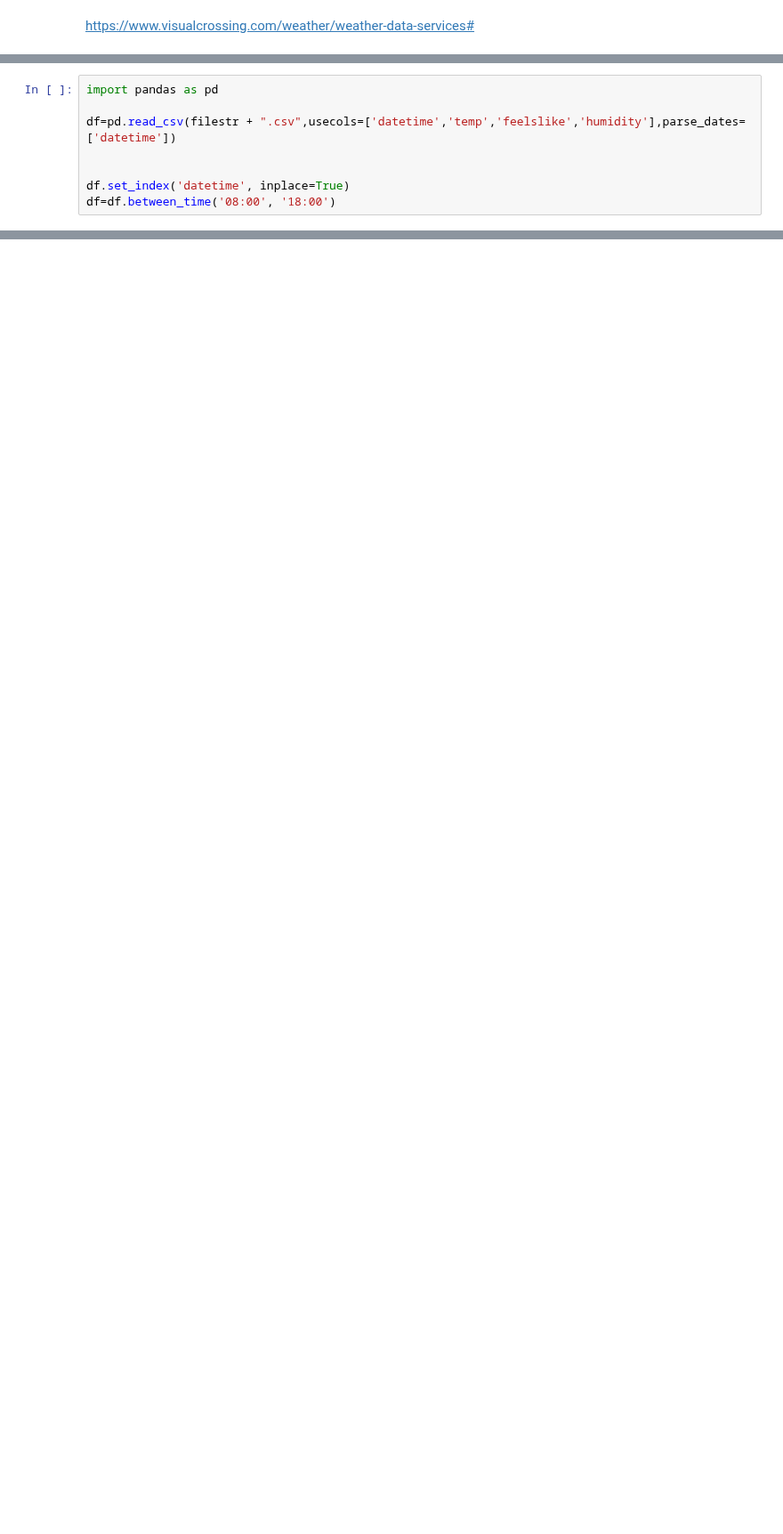
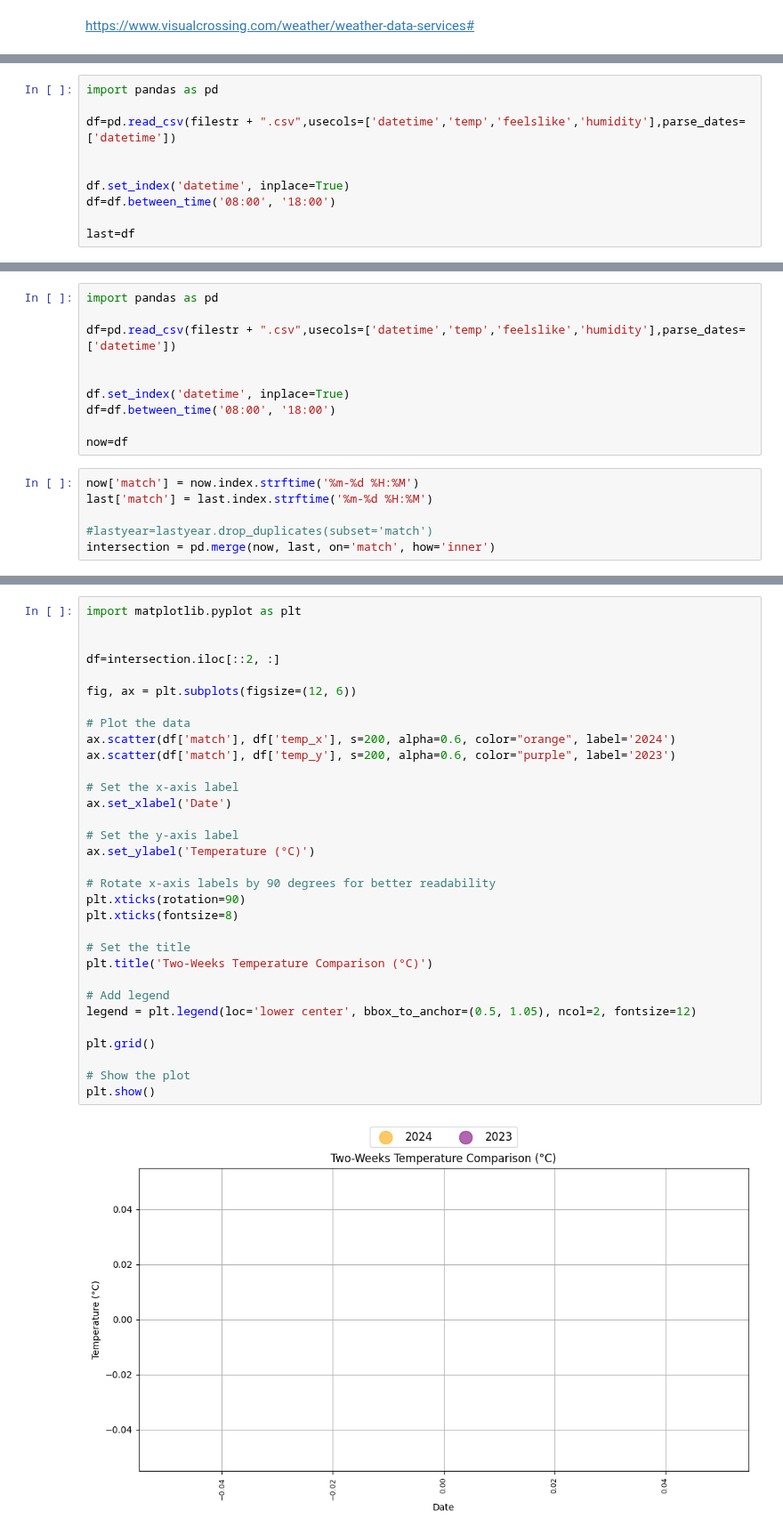
Before and after one commit to werowe/HypatiaAcademy, a Jupyter notebook: stats/check_numbers_paphos_summer_weather_csv.ipynb, the cells around one changed output, grey strips where cells are left out. Shown at 89% size. Cells and saved outputs as stored; diff of their text form; blank space fills up the shorter version.

```diff
--- a/stats/check_numbers_paphos_summer_weather_csv.ipynb
+++ b/stats/check_numbers_paphos_summer_weather_csv.ipynb
@@ -80 +86,11 @@ from  2023-08-01T03:54:13Z  to  2023-08-11T03:54:13Z
+# %%
+import pandas as pd
+
+df=pd.read_csv(filestr + ".csv",usecols=['datetime','temp','feelslike','humidity'],parse_dates=['datetime'])
+
+
+df.set_index('datetime', inplace=True)
+df=df.between_time('08:00', '18:00')
+
+last=df
 # %%
@@ -109,3 +125,11 @@ df=pd.read_csv(filestr + ".csv",usecols=['datetime','temp','feelslike','humidity
 
 df.set_index('datetime', inplace=True)
 df=df.between_time('08:00', '18:00')
+
+now=df
+# %%
+now['match'] = now.index.strftime('%m-%d %H:%M')
+last['match'] = last.index.strftime('%m-%d %H:%M')
+
+#lastyear=lastyear.drop_duplicates(subset='match')
+intersection = pd.merge(now, last, on='match', how='inner')
@@ -111,0 +175,34 @@ df=df.between_time('08:00', '18:00')
+# %%
+import matplotlib.pyplot as plt
+
+
+df=intersection.iloc[::2, :]
+
+fig, ax = plt.subplots(figsize=(12, 6))
+
+# Plot the data
+ax.scatter(df['match'], df['temp_x'], s=200, alpha=0.6, color="orange", label='2024')
+ax.scatter(df['match'], df['temp_y'], s=200, alpha=0.6, color="purple", label='2023')
+
+# Set the x-axis label
+ax.set_xlabel('Date')
+
+# Set the y-axis label
+ax.set_ylabel('Temperature (°C)')
+
+# Rotate x-axis labels by 90 degrees for better readability
+plt.xticks(rotation=90)
+plt.xticks(fontsize=8)
+
+# Set the title
+plt.title('Two-Weeks Temperature Comparison (°C)')
+
+# Add legend
+legend = plt.legend(loc='lower center', bbox_to_anchor=(0.5, 1.05), ncol=2, fontsize=12)
+
+plt.grid()
+
+# Show the plot
+plt.show()
+# %% [output]
+[figure, added]
```
Also changed, not shown: parts of 8 cells of this notebook.
